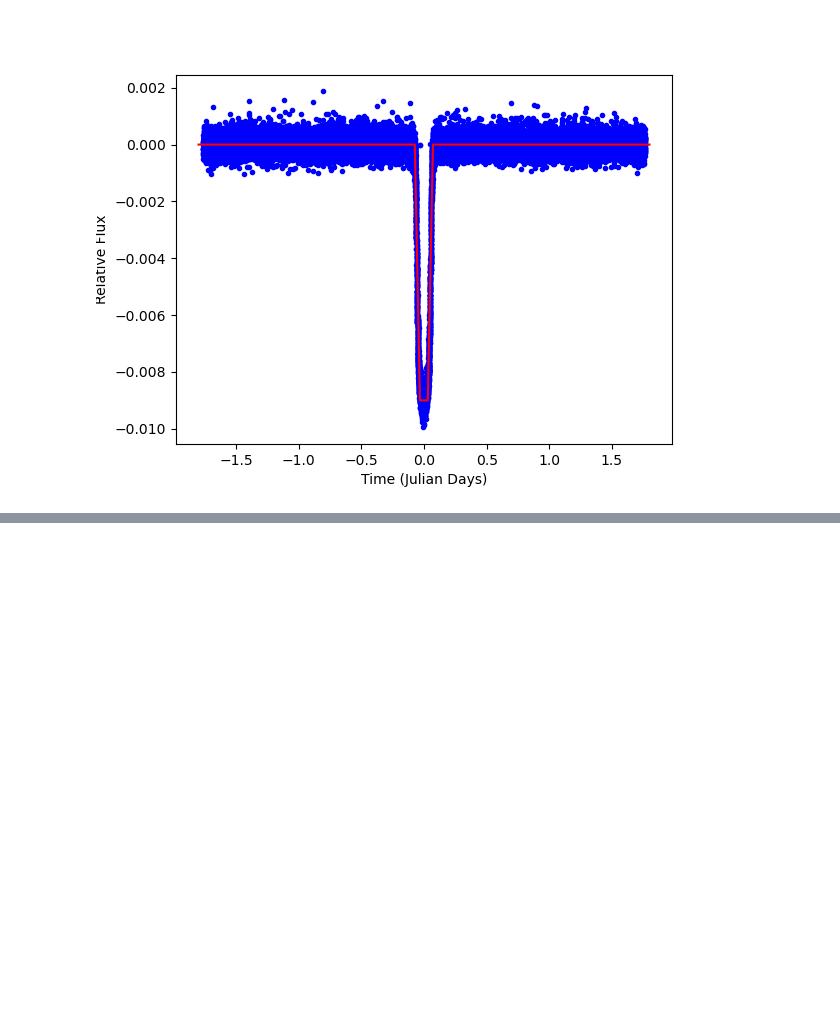
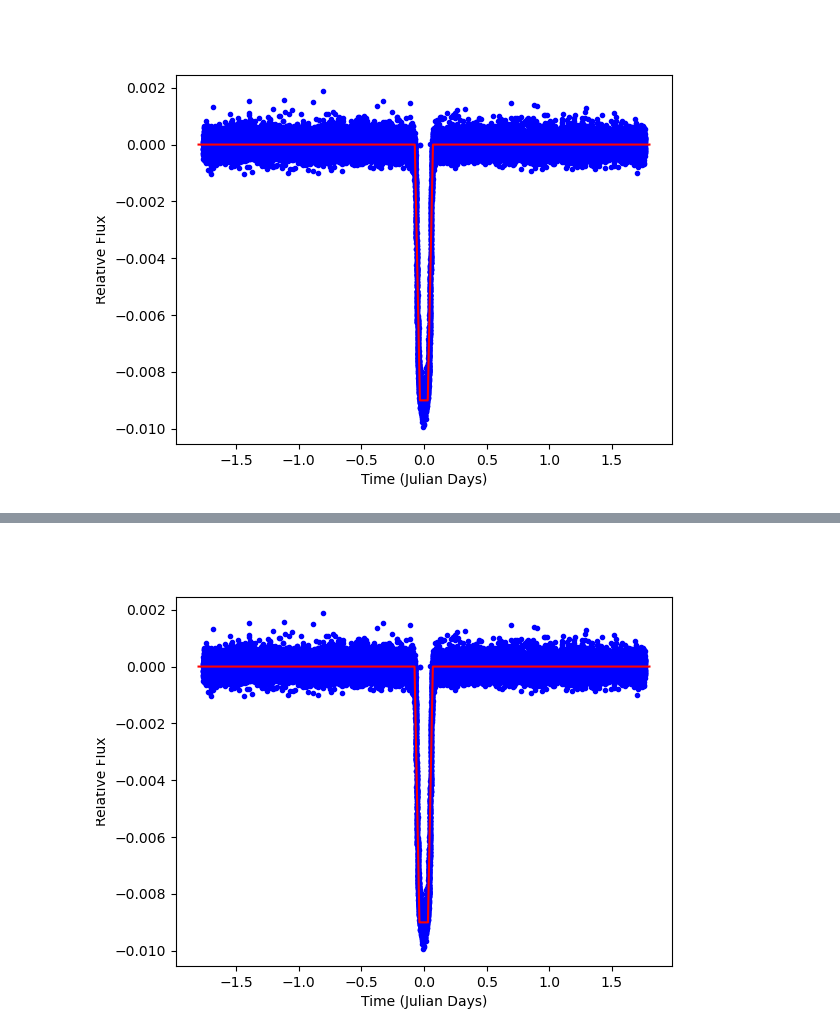
Before and after one commit to izzyb1/planet-hunting, a Jupyter notebook: kepler-data-analysis.ipynb, the cells around one changed output, grey strips where cells are left out. Cells and saved outputs as stored; diff of their text form; code cells hidden in the pictures; blank space fills up the shorter version.

```diff
--- a/kepler-data-analysis.ipynb
+++ b/kepler-data-analysis.ipynb
@@ -104,0 +201,13 @@ plt.show()
+# %%
+# Evaluate piece-wise model...
+t_model = np.arange(-1.8,1.8,0.001)
+flux_model_best = [piece_wise_model_best(t_m) for t_m in t_model]
+
+plt.figure()
+plt.plot(t_fold,flux,"b.")
+plt.plot(t_model,flux_model_best,"r-")
+plt.xlabel("Time (Julian Days)")
+plt.ylabel("Relative Flux")
+plt.show()
+# %% [output]
+[figure, added]
```
Also changed, not shown: parts of 9 cells of this notebook.
